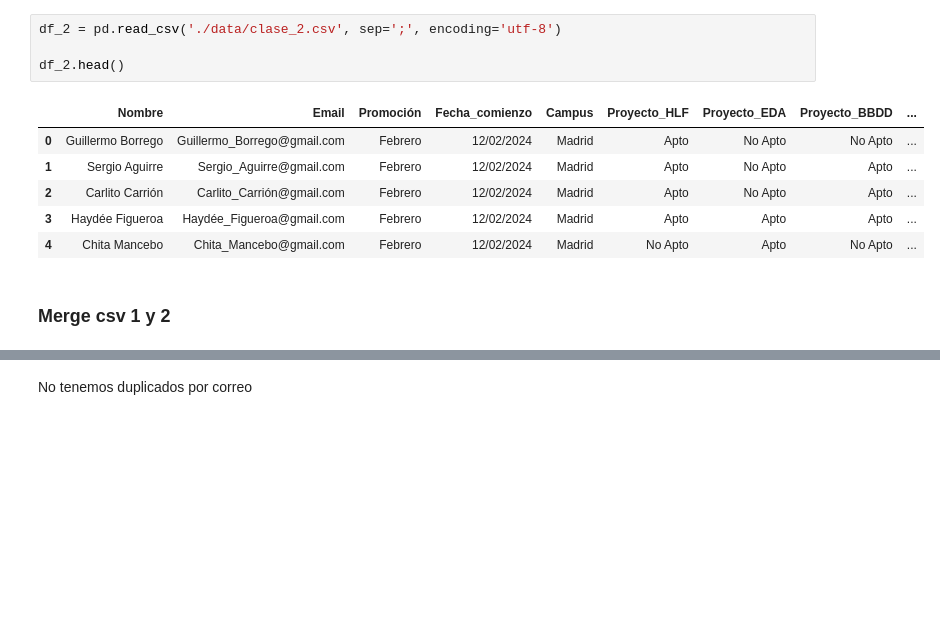
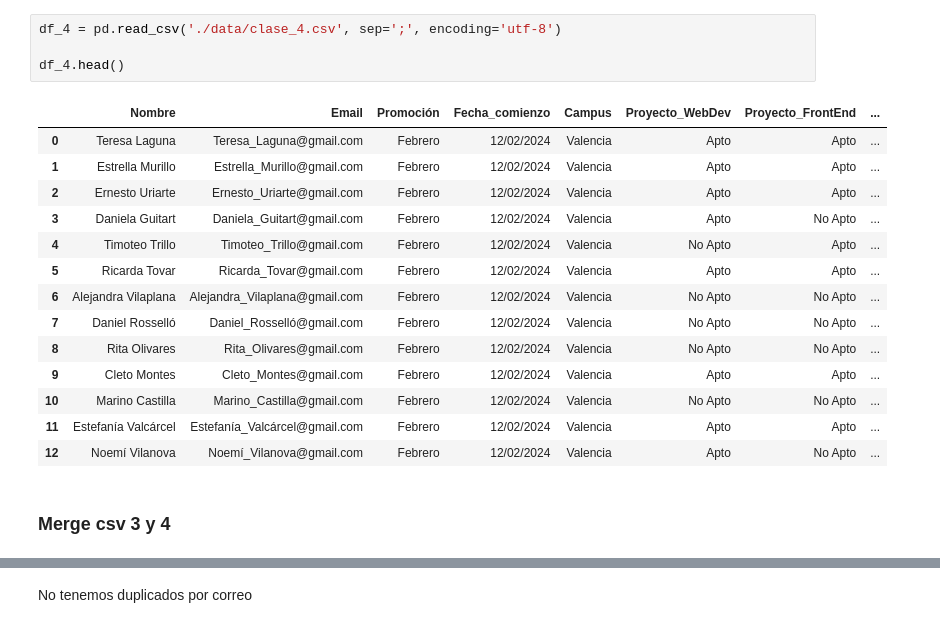
Before and after one commit to mikelMondragon/grupo_cuatro_DB, a Jupyter notebook: notebooks/csv_3_4.ipynb, the cells around one changed output, grey strips where cells are left out. Drawn from its saved outputs; the diff is of its cells as text; blank space fills up the shorter version.

```diff
--- a/notebooks/csv_3_4.ipynb
+++ b/notebooks/csv_3_4.ipynb
@@ -16,14 +16,22 @@ df_1.head()
 # %%
-df_2 = pd.read_csv('./data/clase_2.csv', sep=';', encoding='utf-8')
+df_4 = pd.read_csv('./data/clase_4.csv', sep=';', encoding='utf-8')
 
-df_2.head()
+df_4.head()
 # %% [output]
-|  | Nombre | Email | Promoción | Fecha_comienzo | Campus | Proyecto_HLF | Proyecto_EDA | Proyecto_BBDD | ... |
-| 0 | Guillermo Borrego | Guillermo_Borrego@gmail.com | Febrero | 12/02/2024 | Madrid | Apto | No Apto | No Apto | ... |
-| 1 | Sergio Aguirre | Sergio_Aguirre@gmail.com | Febrero | 12/02/2024 | Madrid | Apto | No Apto | Apto | ... |
-| 2 | Carlito Carrión | Carlito_Carrión@gmail.com | Febrero | 12/02/2024 | Madrid | Apto | No Apto | Apto | ... |
-| 3 | Haydée Figueroa | Haydée_Figueroa@gmail.com | Febrero | 12/02/2024 | Madrid | Apto | Apto | Apto | ... |
-| 4 | Chita Mancebo | Chita_Mancebo@gmail.com | Febrero | 12/02/2024 | Madrid | No Apto | Apto | No Apto | ... |
+|  | Nombre | Email | Promoción | Fecha_comienzo | Campus | Proyecto_WebDev | Proyecto_FrontEnd | ... |
+| 0 | Teresa Laguna | Teresa_Laguna@gmail.com | Febrero | 12/02/2024 | Valencia | Apto | Apto | ... |
+| 1 | Estrella Murillo | Estrella_Murillo@gmail.com | Febrero | 12/02/2024 | Valencia | Apto | Apto | ... |
+| 2 | Ernesto Uriarte | Ernesto_Uriarte@gmail.com | Febrero | 12/02/2024 | Valencia | Apto | Apto | ... |
+| 3 | Daniela Guitart | Daniela_Guitart@gmail.com | Febrero | 12/02/2024 | Valencia | Apto | No Apto | ... |
+| 4 | Timoteo Trillo | Timoteo_Trillo@gmail.com | Febrero | 12/02/2024 | Valencia | No Apto | Apto | ... |
+| 5 | Ricarda Tovar | Ricarda_Tovar@gmail.com | Febrero | 12/02/2024 | Valencia | Apto | Apto | ... |
+| 6 | Alejandra Vilaplana | Alejandra_Vilaplana@gmail.com | Febrero | 12/02/2024 | Valencia | No Apto | No Apto | ... |
+| 7 | Daniel Rosselló | Daniel_Rosselló@gmail.com | Febrero | 12/02/2024 | Valencia | No Apto | No Apto | ... |
+| 8 | Rita Olivares | Rita_Olivares@gmail.com | Febrero | 12/02/2024 | Valencia | No Apto | No Apto | ... |
+| 9 | Cleto Montes | Cleto_Montes@gmail.com | Febrero | 12/02/2024 | Valencia | Apto | Apto | ... |
+| 10 | Marino Castilla | Marino_Castilla@gmail.com | Febrero | 12/02/2024 | Valencia | No Apto | No Apto | ... |
+| 11 | Estefanía Valcárcel | Estefanía_Valcárcel@gmail.com | Febrero | 12/02/2024 | Valencia | Apto | Apto | ... |
+| 12 | Noemí Vilanova | Noemí_Vilanova@gmail.com | Febrero | 12/02/2024 | Valencia | Apto | No Apto | ... |
 # %% [markdown]
-### Merge csv 1 y 2
+### Merge csv 3 y 4
 # %%
```
Also changed, not shown: parts of 11 cells of this notebook, 6 other files.
